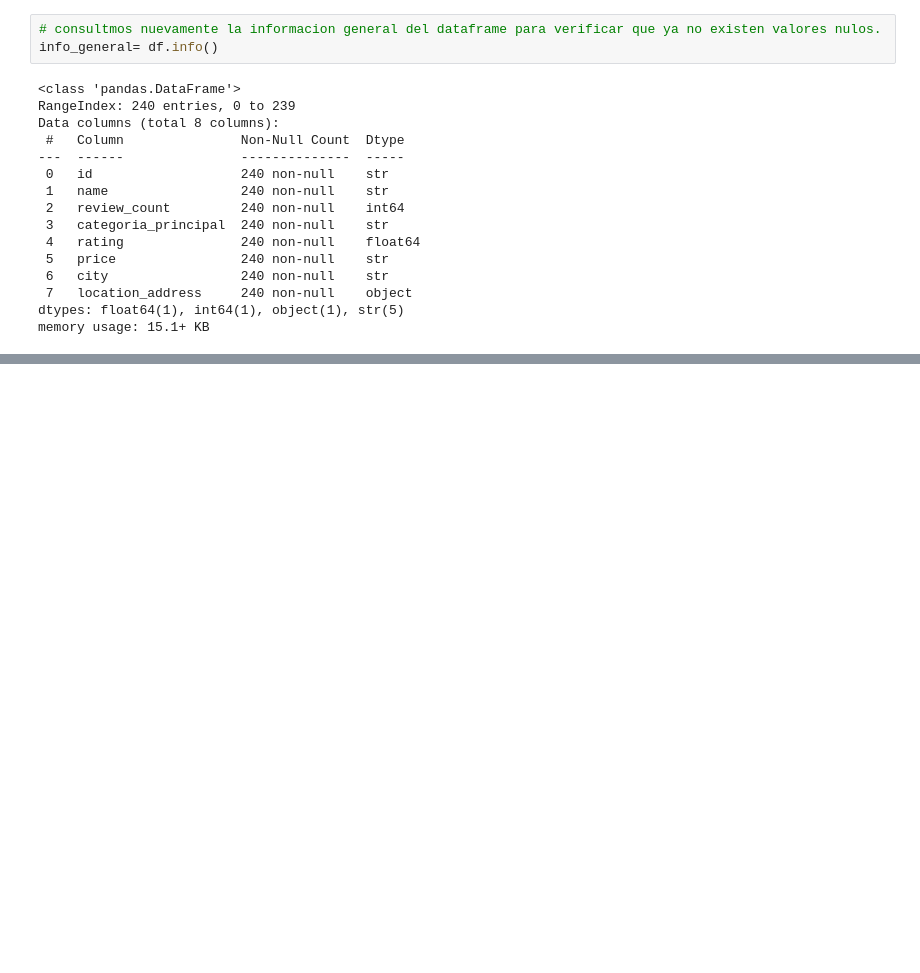
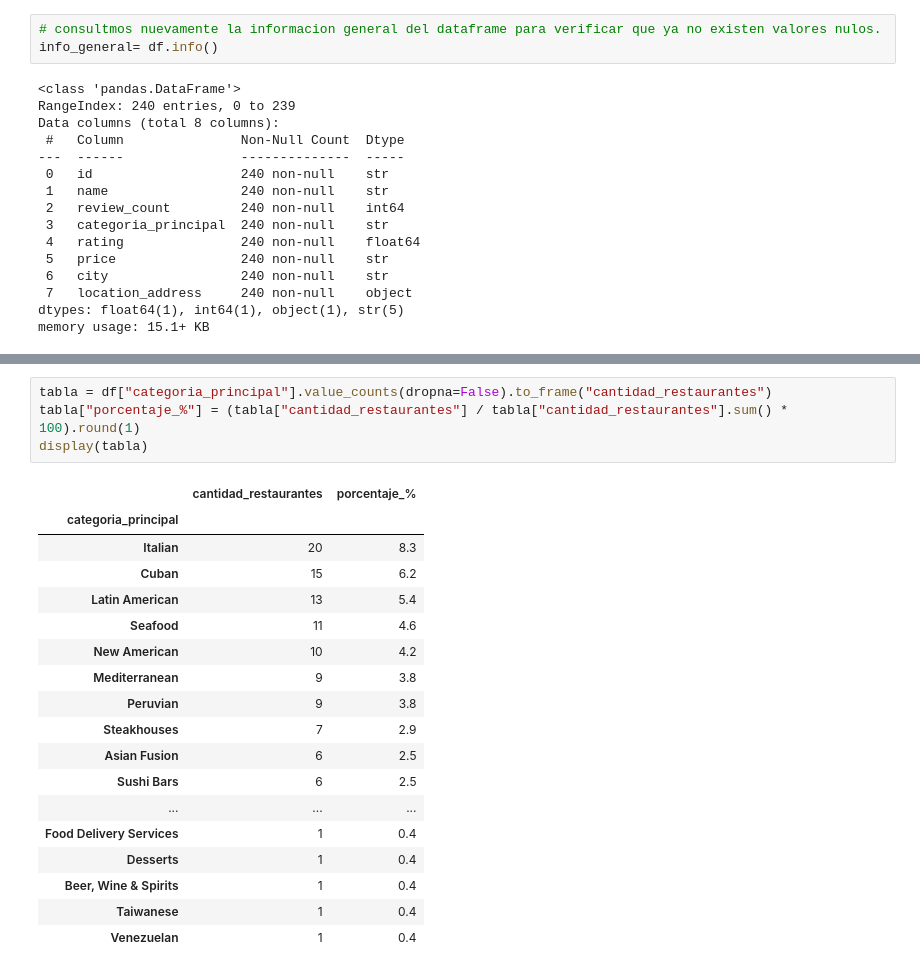
Before and after one commit to juliansella2-jpg/ProyectoM1_JulianMarin, a Jupyter notebook: Avances-Notebooks/avance2Apiyeld_JulianMarin.ipynb, the cells around one changed output, grey strips where cells are left out. Saved outputs shown, nothing was run; the diff lists cells and outputs as text; blank space fills up the shorter version.

```diff
--- a/Avances-Notebooks/avance2Apiyeld_JulianMarin.ipynb
+++ b/Avances-Notebooks/avance2Apiyeld_JulianMarin.ipynb
@@ -473,0 +497,23 @@ pd.DataFrame({"count": especialidad, "porcentaje_%": porcentaje_categoria})
+# %%
+tabla = df["categoria_principal"].value_counts(dropna=False).to_frame("cantidad_restaurantes")
+tabla["porcentaje_%"] = (tabla["cantidad_restaurantes"] / tabla["cantidad_restaurantes"].sum() * 100).round(1)
+display(tabla)
+# %% [output]
+|  | cantidad_restaurantes | porcentaje_% |
+| categoria_principal |  |  |
+| Italian | 20 | 8.3 |
+| Cuban | 15 | 6.2 |
+| Latin American | 13 | 5.4 |
+| Seafood | 11 | 4.6 |
+| New American | 10 | 4.2 |
+| Mediterranean | 9 | 3.8 |
+| Peruvian | 9 | 3.8 |
+| Steakhouses | 7 | 2.9 |
+| Asian Fusion | 6 | 2.5 |
+| Sushi Bars | 6 | 2.5 |
+| ... | ... | ... |
+| Food Delivery Services | 1 | 0.4 |
+| Desserts | 1 | 0.4 |
+| Beer, Wine & Spirits | 1 | 0.4 |
+| Taiwanese | 1 | 0.4 |
+| Venezuelan | 1 | 0.4 |
```
Also changed, not shown: parts of 26 cells of this notebook, 11 other files.
